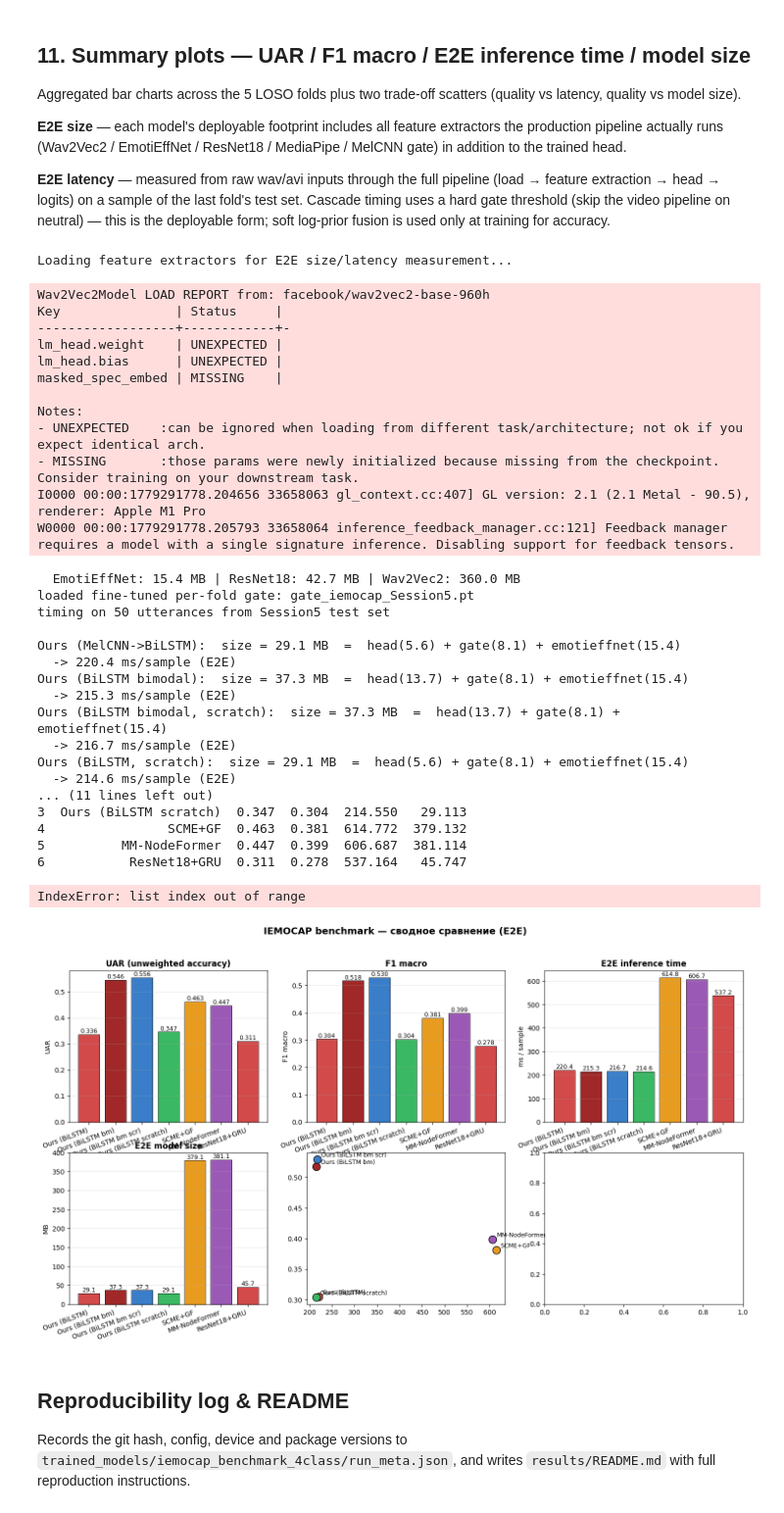
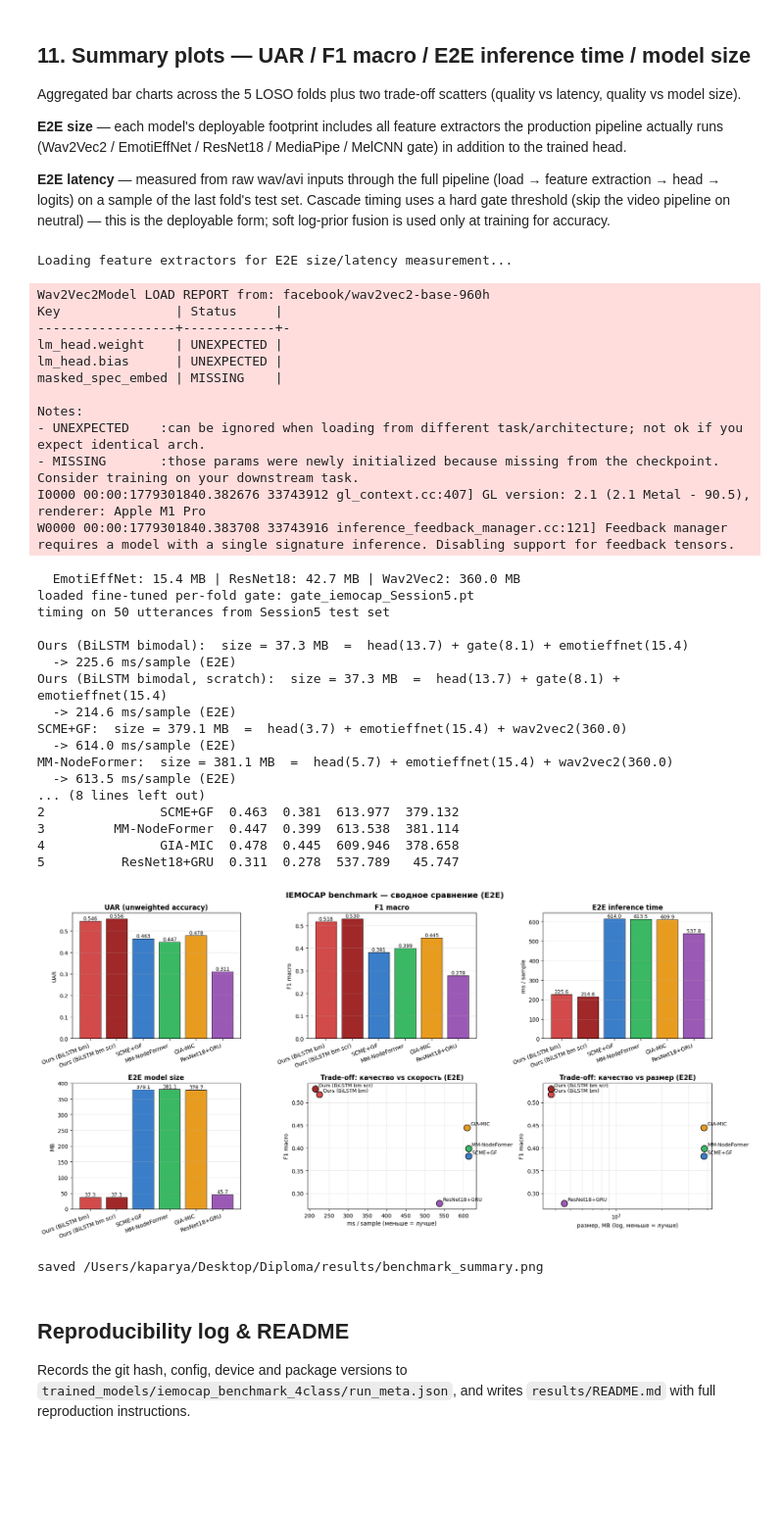
Before and after one commit to Kaparya/Classification-of-Facial-Expressions, a Jupyter notebook: notebooks/iemocap_benchmark_4class.ipynb, the cells around one changed output. Shown at 98% size. Saved outputs shown, nothing was run; the diff lists cells and outputs as text; code cells hidden in the pictures; blank space fills up the shorter version.

Commit message:
Add GIA-MIC to final benchmark

```diff
--- a/notebooks/iemocap_benchmark_4class.ipynb
+++ b/notebooks/iemocap_benchmark_4class.ipynb
@@ -1523,7 +1597,7 @@ def _time_cascade_video(rows, head, gate):
 
 @torch.no_grad()
 def _time_fusion(rows, head):
-    """SCME+GF / MM-NodeFormer: always run BOTH audio (Wav2Vec2) and video."""
+    """SCME+GF / MM-NodeFormer / GIA-MIC: always run BOTH audio (Wav2Vec2) and video."""
     r = rows[0]; y = _load_wav(r["wav_path"])
     ft = _frames_tensor(r); eff = _eff(ft).unsqueeze(0)
     aw = torch.from_numpy(_w2v_feat(y)).unsqueeze(0).to(device)
@@ -1565,7 +1639,7 @@ def _components_for(name, head, fold_gate):
     # SCME+GF / MM-NodeFormer consume Wav2Vec2 features at inference; our
     # bimodal head reuses the MelCNN gate's backbone, so it does NOT need
     # Wav2Vec2 -- the gate is already counted via `lst.append((fold_gate, "gate"))`.
-    if name in ("SCME+GF", "MM-NodeFormer"):
+    if name in ("SCME+GF", "MM-NodeFormer", "GIA-MIC"):
         lst.append((_w2v, "wav2vec2"))
     return lst
 
@@ -1681,47 +1755,47 @@ def _scatter(ax, xcol, xlabel, title, logx=False):
 
 _scatter(axes[1, 1], "ms", "ms / sample (меньше = лучше)",
          "Trade-off: качество vs скорость (E2E)")
 _scatter(axes[1, 2], "mb", "размер, MB (log, меньше = лучше)",
          "Trade-off: качество vs размер (E2E)", logx=True)
 
 plt.tight_layout()
 out_png = RESULTS_DIR / "benchmark_summary.png"
 fig.savefig(out_png, dpi=140, bbox_inches="tight")
 plt.show()
 print(f"saved {out_png}")
 # %% [output]
 Loading feature extractors for E2E size/latency measurement...
 Wav2Vec2Model LOAD REPORT from: facebook/wav2vec2-base-960h
 Key               | Status     |
 ------------------+------------+-
 lm_head.weight    | UNEXPECTED |
 lm_head.bias      | UNEXPECTED |
 masked_spec_embed | MISSING    |
 
 Notes:
 - UNEXPECTED    :can be ignored when loading from different task/architecture; not ok if you expect identical arch.
 - MISSING       :those params were newly initialized because missing from the checkpoint. Consider training on your downstream task.
-I0000 00:00:1779291778.204656 33658063 gl_context.cc:407] GL version: 2.1 (2.1 Metal - 90.5), renderer: Apple M1 Pro
-W0000 00:00:1779291778.205793 33658064 inference_feedback_manager.cc:121] Feedback manager requires a model with a single signature inference. Disabling support for feedback tensors.
+I0000 00:00:1779301840.382676 33743912 gl_context.cc:407] GL version: 2.1 (2.1 Metal - 90.5), renderer: Apple M1 Pro
+W0000 00:00:1779301840.383708 33743916 inference_feedback_manager.cc:121] Feedback manager requires a model with a single signature inference. Disabling support for feedback tensors.
   EmotiEffNet: 15.4 MB | ResNet18: 42.7 MB | Wav2Vec2: 360.0 MB
 loaded fine-tuned per-fold gate: gate_iemocap_Session5.pt
 timing on 50 utterances from Session5 test set
 
-Ours (MelCNN->BiLSTM):  size = 29.1 MB  =  head(5.6) + gate(8.1) + emotieffnet(15.4)
-  -> 220.4 ms/sample (E2E)
 Ours (BiLSTM bimodal):  size = 37.3 MB  =  head(13.7) + gate(8.1) + emotieffnet(15.4)
-  -> 215.3 ms/sample (E2E)
+  -> 225.6 ms/sample (E2E)
 Ours (BiLSTM bimodal, scratch):  size = 37.3 MB  =  head(13.7) + gate(8.1) + emotieffnet(15.4)
-  -> 216.7 ms/sample (E2E)
-Ours (BiLSTM, scratch):  size = 29.1 MB  =  head(5.6) + gate(8.1) + emotieffnet(15.4)
   -> 214.6 ms/sample (E2E)
-... (11 lines left out)
-3  Ours (BiLSTM scratch)  0.347  0.304  214.550   29.113
-4                SCME+GF  0.463  0.381  614.772  379.132
-5          MM-NodeFormer  0.447  0.399  606.687  381.114
-6           ResNet18+GRU  0.311  0.278  537.164   45.747
+SCME+GF:  size = 379.1 MB  =  head(3.7) + emotieffnet(15.4) + wav2vec2(360.0)
+  -> 614.0 ms/sample (E2E)
+MM-NodeFormer:  size = 381.1 MB  =  head(5.7) + emotieffnet(15.4) + wav2vec2(360.0)
+  -> 613.5 ms/sample (E2E)
+... (8 lines left out)
+2               SCME+GF  0.463  0.381  613.977  379.132
+3         MM-NodeFormer  0.447  0.399  613.538  381.114
+4               GIA-MIC  0.478  0.445  609.946  378.658
+5          ResNet18+GRU  0.311  0.278  537.789   45.747
+[figure, new version]
-IndexError: list index out of range
+saved /Users/kaparya/Desktop/Diploma/results/benchmark_summary.png
-[figure, old version]
 # %% [markdown]
 ## Reproducibility log & README
 
```
Also changed, not shown: parts of 8 cells of this notebook, 11 other files.
